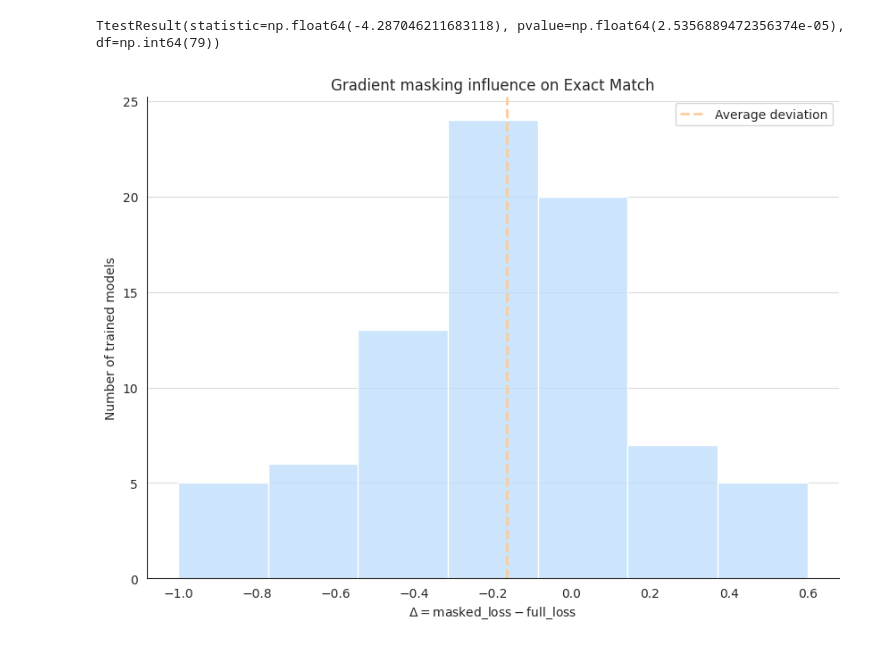
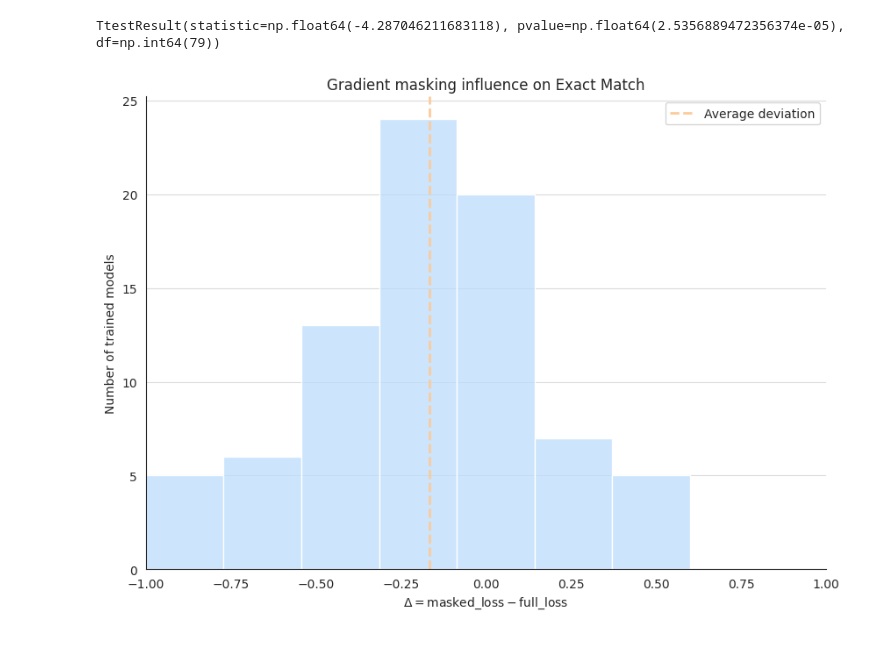
Before and after one commit to sapromak/adaptive-code-completion, a Jupyter notebook: figures/compilation/gradient-masking/plot.ipynb, the cells around one changed output. Drawn from its saved outputs; the diff is of its cells as text; code cells hidden in the pictures.

```diff
--- a/figures/compilation/gradient-masking/plot.ipynb
+++ b/figures/compilation/gradient-masking/plot.ipynb
@@ -39,22 +39,23 @@ TtestResult(statistic=np.float64(-4.287046211683118), pvalue=np.float64(2.535688
 # %%
 _, ax = plt.subplots(figsize=(10, 7))
 
 ax.spines['right'].set_visible(False)
 ax.spines['top'].set_visible(False)
 
-sns.histplot(masked_ems - full_ems,
+sns.histplot(deltas,
              bins=7,
              color='#bcdcfc',
              ax=ax)
 ax.set_title('Gradient masking influence on Exact Match')
 ax.set_xlabel('$\Delta = {\mathrm{masked\_loss} - \mathrm{full\_loss}}$')
 ax.set_ylabel('Number of trained models')
-mean_line = ax.axvline(x=(masked_ems - full_ems).mean(), color='#fccc9c', linestyle='--', linewidth=2)
+mean_line = ax.axvline(x=deltas.mean(), color='#fccc9c', linestyle='--', linewidth=2)
 ax.legend([mean_line], ['Average deviation'], loc='upper right')
 
+ax.set_xlim((-1, 1))
 ax.grid(axis='y', alpha=0.7)
 
-plt.savefig('gradient-masking.png', dpi=300, bbox_inches='tight')
-plt.savefig('gradient-masking.svg', format='svg', bbox_inches='tight')
+plt.savefig('centered-gradient-masking.png', dpi=300, bbox_inches='tight')
+plt.savefig('centered-gradient-masking.svg', format='svg', bbox_inches='tight')
 # %% [output]
-[figure, old version]
+[figure, new version]
```
Also changed, not shown: 19 other files.
